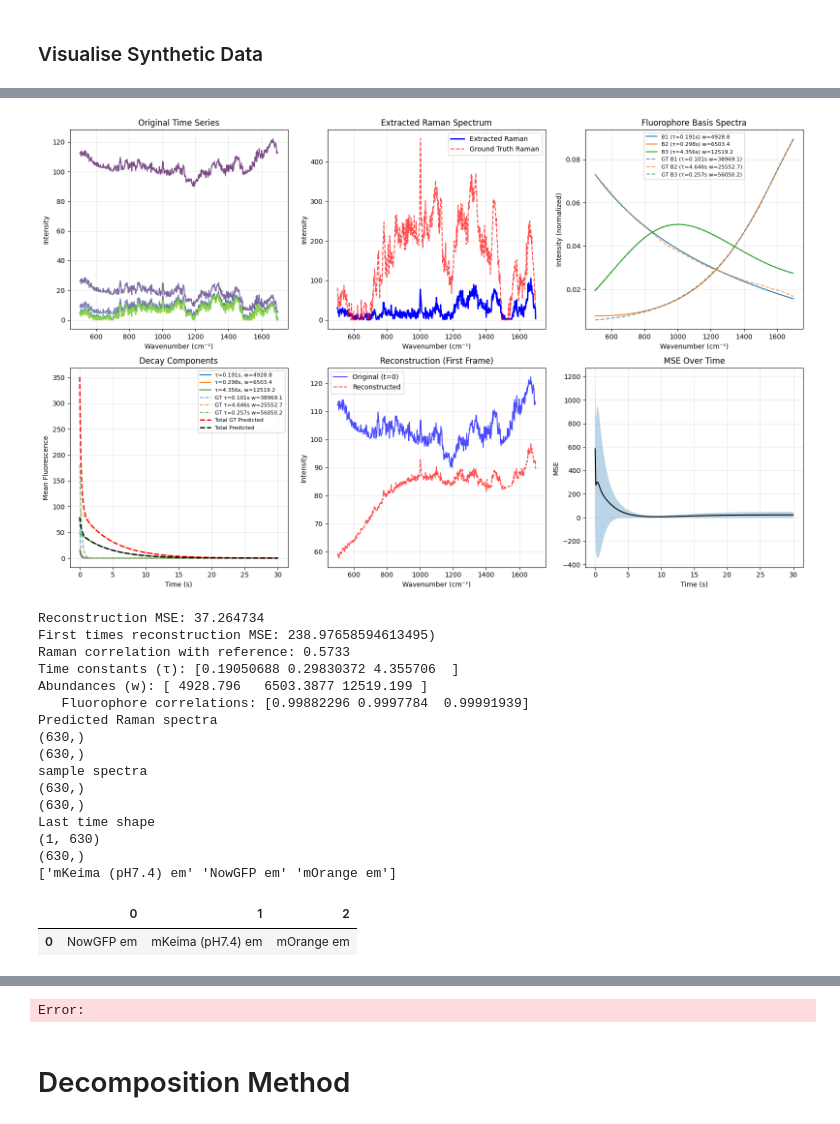
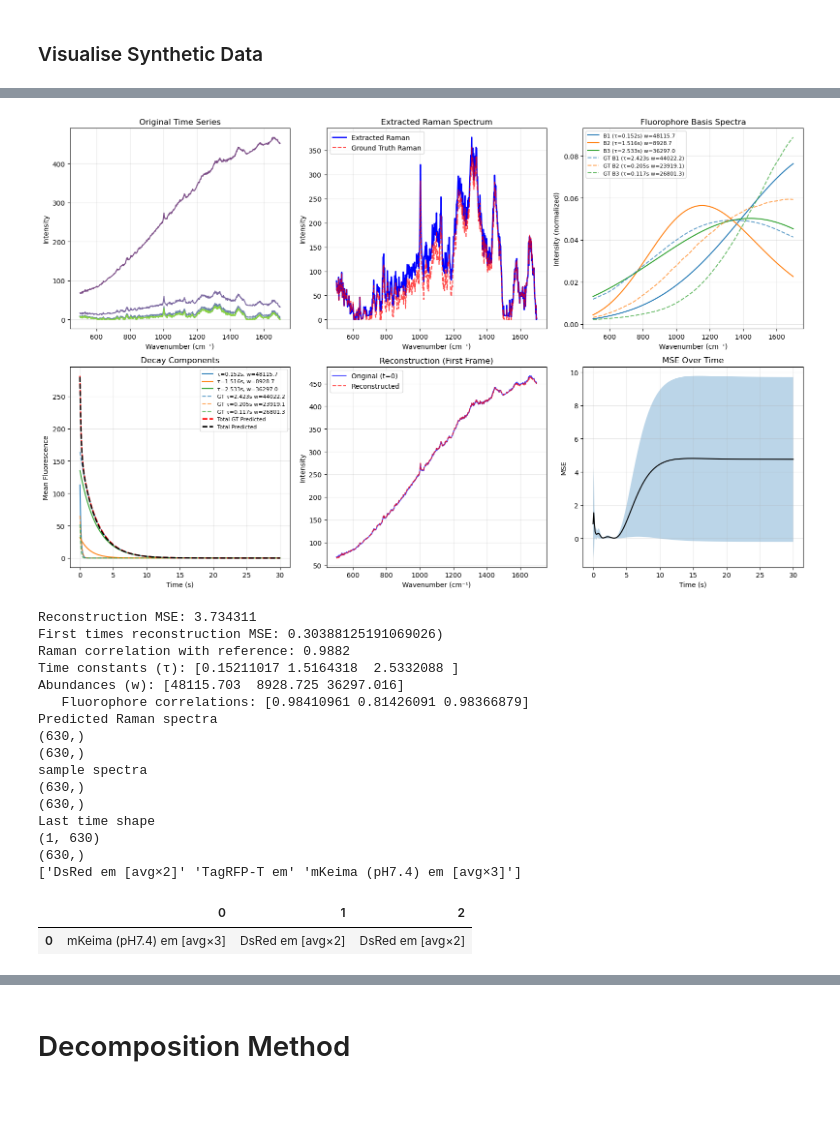
Before and after one commit to tmuird/oracle, a Jupyter notebook: decomposition_workflow.ipynb, the cells around one changed output, grey strips where cells are left out. Cells and saved outputs as stored; diff of their text form; code cells hidden in the pictures.

```diff
--- a/decomposition_workflow.ipynb
+++ b/decomposition_workflow.ipynb
@@ -78,11 +196,11 @@ compare_spectra(data=[real_data_spectral], titles=["Real Bleaching Data Spectra"
 # %%
 # Load real fluorophore spectra
 fluorophore_ds = load_fluorophores(
-    './data/fluorophores/uniform.csv',
+    '../LUMOS/data/fluorophores/uniform.csv',
     laser_nm=532.0,
     crop_range=(500, 1700))
 fluorophore_ds
-
+fluorophore_ds = deduplicate_fluorophores(fluorophore_ds, sim_threshold=0.97)
 # # Load ATCC Raman spectra as basis for synthetic data
 atcc_dataset = load_data("../RamaN2V/data/ATCC/")
 atcc_xr = atcc_dataset.to_xarray(
@@ -97,8 +215,10 @@ print(f"Fluorophore dataset: {fluorophore_ds.dims}")
 
 print(f"Raman dataset: {atcc_xr.dims}")
 
-compare_spectra(data = [convert_to_spectral_data(atcc_xr.sel(integration_time='15s'), intensity_var='intensity_raw')], width=10, height=3,separate_samples=False, n_samples=10)
-compare_spectra(data = [convert_to_spectral_data(fluorophore_ds, intensity_var='intensity')], separate_samples=False,width=10, height=4, n_samples=fluorophore_ds.sample.size)
+compare_spectra(data=[convert_to_spectral_data(atcc_xr.sel(integration_time='15s'), intensity_var='intensity_raw')],
+                width=10, height=3, separate_samples=False, n_samples=10)
+compare_spectra(data=[convert_to_spectral_data(fluorophore_ds, intensity_var='intensity')], separate_samples=False,
+                width=10, height=4, n_samples=fluorophore_ds.sample.size)
 # %% [output]
 Filtered: mCardinal em
 Filtered: mKate em
@@ -367,17 +479,16 @@ decomposition = model.get_decomposition()
 # print(decomposition.raman.intensities.shape)
 # print(decomposition.fluorophore_spectra.intensities.shape)
 # Visualise results
-        # decomposition: Dictionary with keys:
-        #     - 'raman': Extracted Raman spectrum (n_wavenumbers,)
-        #     - 'fluorophore_bases': Fluorophore bases (n_fluorophores, n_wavenumbers)
-        #     - 'abundances': Abundances (n_fluorophores,)
-        #     - 'rates' or 'decay_rates': Decay rates (n_fluorophores,
+# decomposition: Dictionary with keys:
+#     - 'raman': Extracted Raman spectrum (n_wavenumbers,)
+#     - 'fluorophore_bases': Fluorophore bases (n_fluorophores, n_wavenumbers)
+#     - 'abundances': Abundances (n_fluorophores,)
+#     - 'rates' or 'decay_rates': Decay rates (n_fluorophores,
 # print(sample_spectra.intensities.mean())
 # print(synthetic_ds.sel(sample=sample).raman_gt.values.mean())
 # print(model.fluorophore_bases.cpu().detach().numpy().mean())
 # print(model.raman_spectrum.cpu().detach().numpy().mean())
 # print(synthetic_ds.fluorophore_bases_gt.values[0].mean())
-
 
 
 sample_spectra = SpectralData(
@@ -386,8 +497,6 @@ sample_spectra = SpectralData(
     time_values=synthetic_ds.bleaching_time.values,
     label=synthetic_ds.sel(sample=sample).fluorophore_name.values
 )
-
-
 
 # print(model().mean())
 visualise_decomposition(
@@ -401,15 +510,18 @@ visualise_decomposition(
 
 predicted_raman = decomposition.raman
 
-predicted_fluorophore_spectra = convert_to_spectral_data(decomposition.fluorophore_spectra.intensities, decomposition.fluorophore_spectra.wavenumbers)
+predicted_fluorophore_spectra = convert_to_spectral_data(decomposition.fluorophore_spectra.intensities,
+                                                         decomposition.fluorophore_spectra.wavenumbers)
 
-fluorophore_spectra = convert_to_spectral_data(data=fluorophore_ds.intensity.values,wavenumbers=fluorophore_ds.wavenumber.values, label=fluorophore_ds.fluorophore_name.values)
+fluorophore_spectra = convert_to_spectral_data(data=fluorophore_ds.intensity.values,
+                                               wavenumbers=fluorophore_ds.wavenumber.values,
+                                               label=fluorophore_ds.fluorophore_name.values)
 
-flourophore_corrs= get_fluorophore_corrs(predicted_fluorophore_spectra,  fluorophore_spectra)
+flourophore_corrs = get_fluorophore_corrs(predicted_fluorophore_spectra, fluorophore_spectra)
 
-max_flourophore_corrs= flourophore_corrs.idxmax(axis=1).to_frame().T
+max_flourophore_corrs = flourophore_corrs.idxmax(axis=1).to_frame().T
 
-print("Predicted Raman spectra" )
+print("Predicted Raman spectra")
 print(predicted_raman.intensities.shape)
 print(predicted_raman.wavenumbers.shape)
 
@@ -423,11 +535,14 @@ print(last_time_spectra.wavenumbers.shape)
 last_time_spectra = convert_to_spectral_data(last_time_spectra.intensities, last_time_spectra.wavenumbers)
 AIRPLS_filtered = last_time_spectra.apply_ramanspy_preprocessing(rp.preprocessing.baseline.ASPLS())
 compare_spectra(
-    data=[convert_to_spectral_data(raman_gt, wavenumbers=sample_spectra.wavenumbers).normalize_for_plotting(), convert_to_spectral_data(predicted_raman.intensities, predicted_raman.wavenumbers).normalize_for_plotting(), last_time_spectra.normalize_for_plotting(), (sample_spectra).normalize_for_plotting()[0] ],
+    data=[convert_to_spectral_data(raman_gt, wavenumbers=sample_spectra.wavenumbers).normalize_for_plotting(),
+          convert_to_spectral_data(predicted_raman.intensities, predicted_raman.wavenumbers).normalize_for_plotting(),
+          last_time_spectra.normalize_for_plotting(), (sample_spectra).normalize_for_plotting()[0]],
     n_samples=1,
     width=10,
     height=5,
-    titles=["Ground Truth Fluorophore Spectra", "Predicted Fluorophore Spectra", "AIRPLS Filtered Spectrum", "Initial Spectra"],
+    titles=["Ground Truth Fluorophore Spectra", "Predicted Fluorophore Spectra", "AIRPLS Filtered Spectrum",
+            "Initial Spectra"],
     legend=True
 )
 
@@ -441,42 +556,40 @@ compare_spectra(
 
 # plt.xticks(labels=corr_matrix.index.values, fontsize=14, rotation=45)
 # cb = plt.colorbar()
 # cb.ax.tick_params(labelsize=14)
 # plt.title('Fluorophore Correlation Matrix', fontsize=16);
 # corr_matrix
 # print(flourophore_corrs.shape)
 # from decomposition import visualise_decomposition_3d
 # visualise_decomposition_3d(model, time_series, wavenumbers_arr, time_values)
 
 
-
-
 # # compare predicted vs actual fluorophore spectra
 # predicted_bases = model.fluorophore_bases.cpu().detach().numpy()  # (n_fluorophores, n_wavenumbers)
 # actual_bases = synthetic_ds.isel(sample=sample).fluorophore_bases_gt.values  # (n_fluorophores, n_wavenumbers)
 # pu.compare_spectra(
 #     [pu.convert_to_spectral_data(predicted_bases, wavenumbers=wn_real),
 #      pu.convert_to_spectral_data(actual_bases, wavenumbers=wn_real) ],
 #     titles=["Predicted Fluorophore Bases", "Actual Fluorophore Bases"],
 #     n_samples=3,
 #     height=3,
 #     separate_samples=True,
 #     width=10,
 # )
 
 # actual_bases = synthetic_ds.isel(sample=sample).fluorophore_bases_gt.values
 
 # visualize_decomposition_3d(data=synthetic_ds.sel(sample=sample).intensity_raw.values, decomposition=model.get_decomposition(), time_values=synthetic_ds.bleaching_time.values, wavenumbers=synthetic_ds.sel(sample=sample).wavenumber.values
 print(sample_spectra.label)
 max_flourophore_corrs
 # %% [output]
-[figure, old version]
+[figure, new version]
-Reconstruction MSE: 37.264734
-First times reconstruction MSE: 238.97658594613495)
-Raman correlation with reference: 0.5733
-Time constants (τ): [0.19050688 0.29830372 4.355706  ]
-Abundances (w): [ 4928.796   6503.3877 12519.199 ]
-   Fluorophore correlations: [0.99882296 0.9997784  0.99991939]
+Reconstruction MSE: 3.734311
+First times reconstruction MSE: 0.30388125191069026)
+Raman correlation with reference: 0.9882
+Time constants (τ): [0.15211017 1.5164318  2.5332088 ]
+Abundances (w): [48115.703  8928.725 36297.016]
+   Fluorophore correlations: [0.98410961 0.81426091 0.98366879]
 Predicted Raman spectra
 (630,)
 (630,)
@@ -486,6 +599,6 @@ sample spectra
 Last time shape
 (1, 630)
 (630,)
-['mKeima (pH7.4) em' 'NowGFP em' 'mOrange em']
+['DsRed em [avg×2]' 'TagRFP-T em' 'mKeima (pH7.4) em [avg×3]']
 |  | 0 | 1 | 2 |
-| 0 | NowGFP em | mKeima (pH7.4) em | mOrange em |
+| 0 | mKeima (pH7.4) em [avg×3] | DsRed em [avg×2] | DsRed em [avg×2] |
@@ -493,4 +606,3 @@ Last time shape
-Error:
 # %% [markdown]
 # Decomposition Method
 # %%
```
Also changed, not shown: parts of 25 cells of this notebook, 1 other file.
